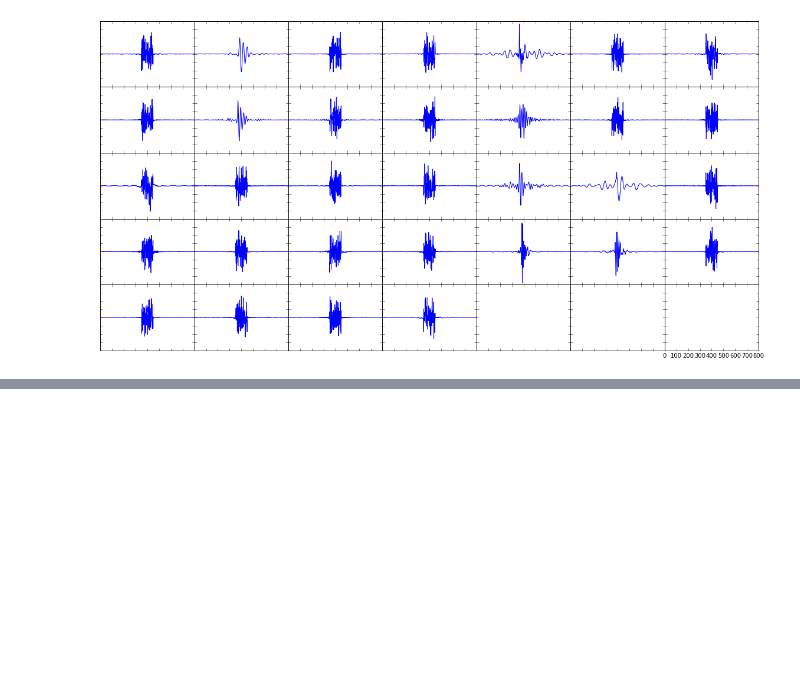
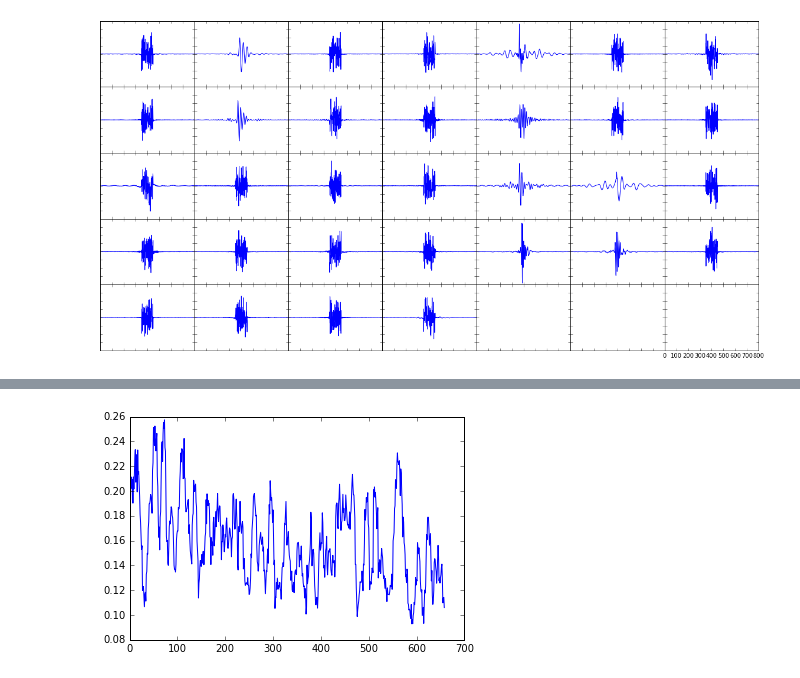
Before and after one commit to emdodds/matching-pursuit, a Jupyter notebook: Notebooks/check results.ipynb, the cells around one changed output, grey strips where cells are left out. Cells and saved outputs as stored; diff of their text form; code cells hidden in the pictures; blank space fills up the shorter version.

```diff
--- a/Notebooks/check results.ipynb
+++ b/Notebooks/check results.ipynb
@@ -115,0 +132,4 @@ sigset.tiled_plot(phi)
+# %%
+smoothed(histories['loss'],10)
+# %% [output]
+[figure, added]
```
Also changed, not shown: parts of 12 cells of this notebook, 1 other file.
